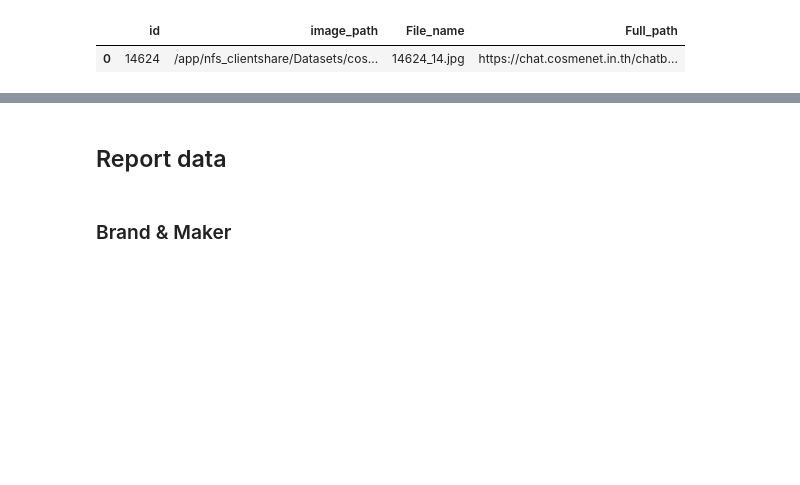
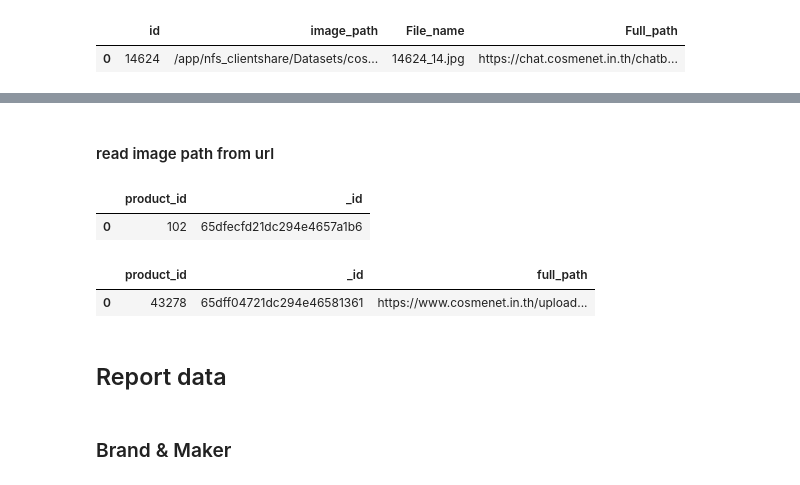
Before and after one commit to suthipongg/Similarity_model, a Jupyter notebook: db_cosmenet/push_real_data_scanner.ipynb, the cells around one changed output, grey strips where cells are left out. Saved outputs shown, nothing was run; the diff lists cells and outputs as text; code cells hidden in the pictures; blank space fills up the shorter version.

```diff
--- a/db_cosmenet/push_real_data_scanner.ipynb
+++ b/db_cosmenet/push_real_data_scanner.ipynb
@@ -860,3 +864,23 @@ remain_upload
 |  | id | image_path | File_name | Full_path | f |
 | 44839 | 37089 | /app/nfs_clientshare/Datasets/cos... | 37089_13.jpg | https://chat.cosmenet.in.th/chatb... | 37089/37089_13.jpg |
 | 49411 | 46222 | /app/nfs_clientshare/Datasets/cos... | 46222_3].jpg | https://chat.cosmenet.in.th/chatb... | 46222/46222_3].jpg |
+# %% [markdown]
+#### read image path from url
+# %%
+product_data = pd.read_csv('result.csv')
+product_data['_id'] = product_data['_id'].apply(lambda x: x[x.index('(')+1:x.index(')')])
+product_data.head(1)
+# %% [output]
+|  | product_id | _id |
+| 0 | 102 | 65dfecfd21dc294e4657a1b6 |
+# %%
+scan_url_data = b_iblock_element_property[b_iblock_element_property['IBLOCK_PROPERTY_ID'].isin(list(range(248, 253)) + list(range(408, 413)))]
+scan_url_data.loc[:, 'VALUE'] = scan_url_data['VALUE'].astype(int)
+scan_url_data = scan_url_data.merge(b_file, left_on='VALUE', right_on='ID', how='left', suffixes=('_scan', '_file'))
+scan_url_data['full_path'] = cosmenet_upload_url_prefix + scan_url_data['SUBDIR'] + '/' + scan_url_data['FILE_NAME']
+scan_url_data = scan_url_data.merge(product_data, left_on='IBLOCK_ELEMENT_ID', right_on='product_id', how='left')
+scan_url_data = scan_url_data[['product_id', '_id', 'full_path']]
+scan_url_data.head(1)
+# %% [output]
+|  | product_id | _id | full_path |
+| 0 | 43278 | 65dff04721dc294e46581361 | https://www.cosmenet.in.th/upload... |
```
Also changed, not shown: parts of 13 cells of this notebook, 1 other file.
